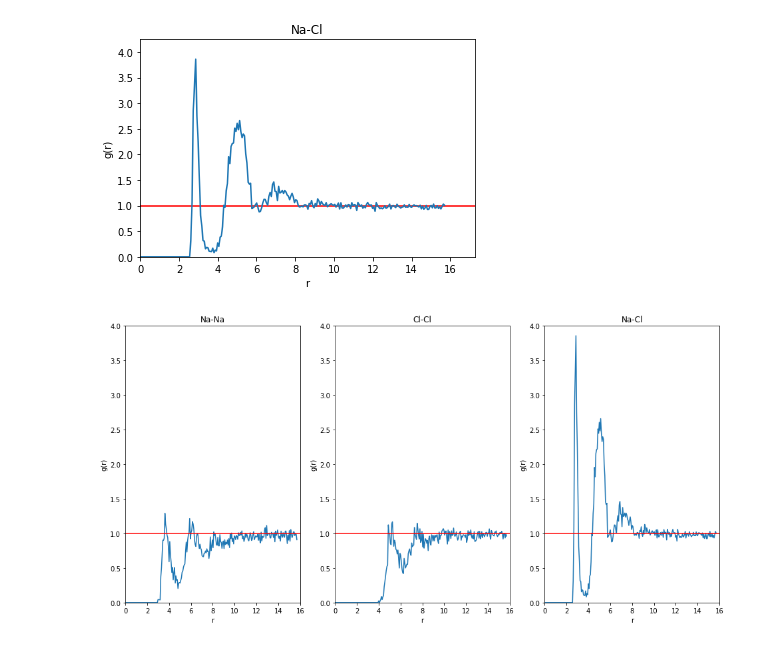
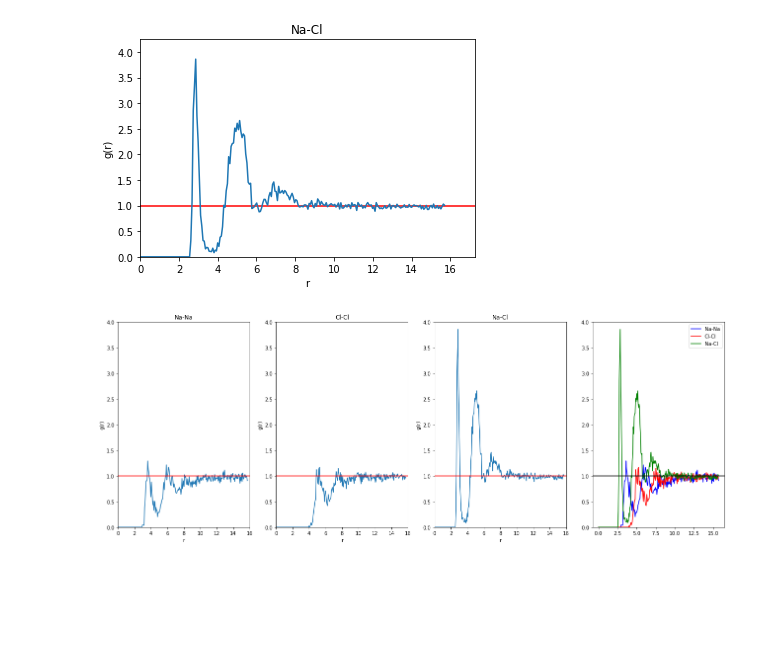
Before and after one commit to iasonq/lab-comphys-statmech-2, a Jupyter notebook: rdf.ipynb, the cells around one changed output. Saved outputs shown, nothing was run; the diff lists cells and outputs as text; code cells hidden in the pictures; blank space fills up the shorter version.

```diff
--- a/rdf.ipynb
+++ b/rdf.ipynb
@@ -127,19 +127,29 @@ plt_grdf(g2, r2)
 [figure]
 # %%
 #quick testing
-fig, ax = plt.subplots(1,3 , figsize=(16.00, 7.64))
+coldic = {
+    0: "blue",
+    1: "red",
+    2: "green",
+}
+
+fig, ax = plt.subplots(1, 4 , figsize=(22.00, 7.64))
 for i in range(0, 3):
     g, r = main_fuc(i, 250)
     ax[i].plot(r, g)
     ax[i].set_title(pairing[i])
     ax[i].set_xlabel('r')
     ax[i].set_ylabel("g(r)")
     ax[i].axhline(1, 0, 2*np.max(r), c="red") #colors="red"
     ax[i].set_xlim( (0, 16) )
     ax[i].set_ylim( (0, 4) )
+    ax[3].plot(r, g, label=pairing[i], color=coldic[i])
+ax[3].legend(loc="upper right")
+ax[3].axhline(1, 0, 2*np.max(r), c="black")
+ax[3].set_ylim( (0, 4) )
 fig.show()
 # %% [output]
-[figure, old version]
+[figure, new version]
 # %%
 info = "Output data for evaluating rdf"
 info += "\n Na-Na,  Cl-Cl, Na-Cl,   r"
```
Also changed, not shown: parts of 1 cell of this notebook.
